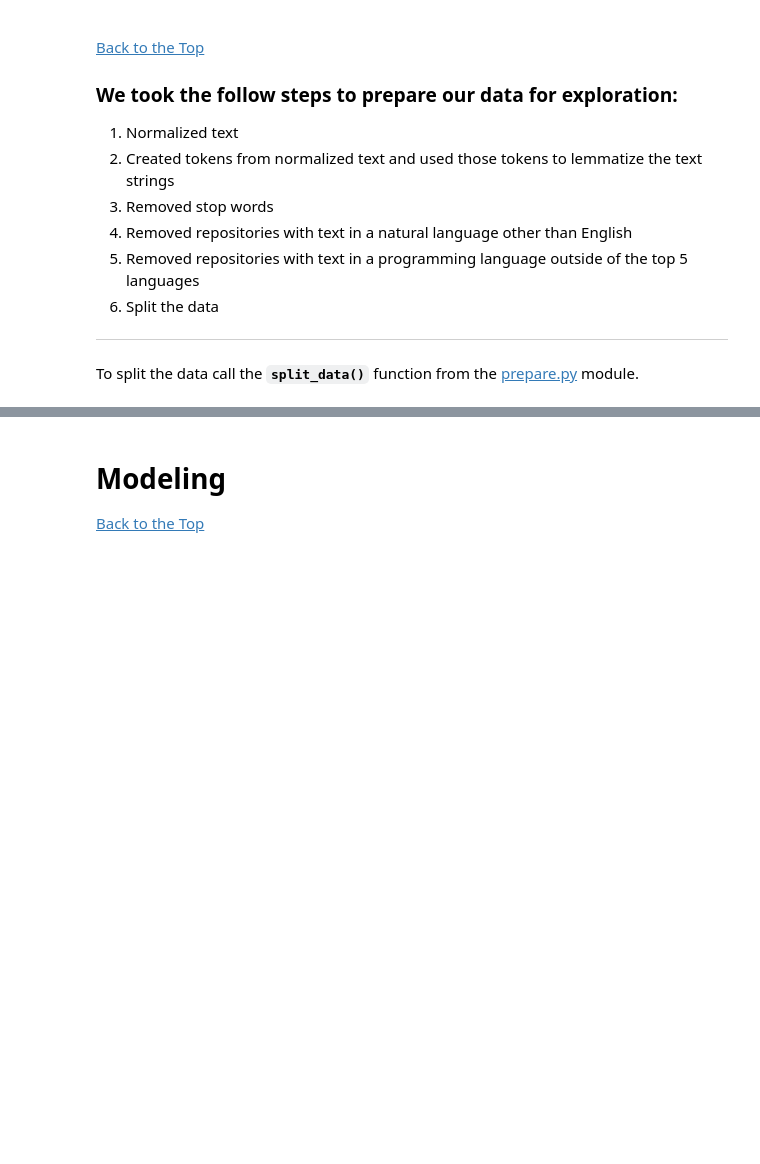
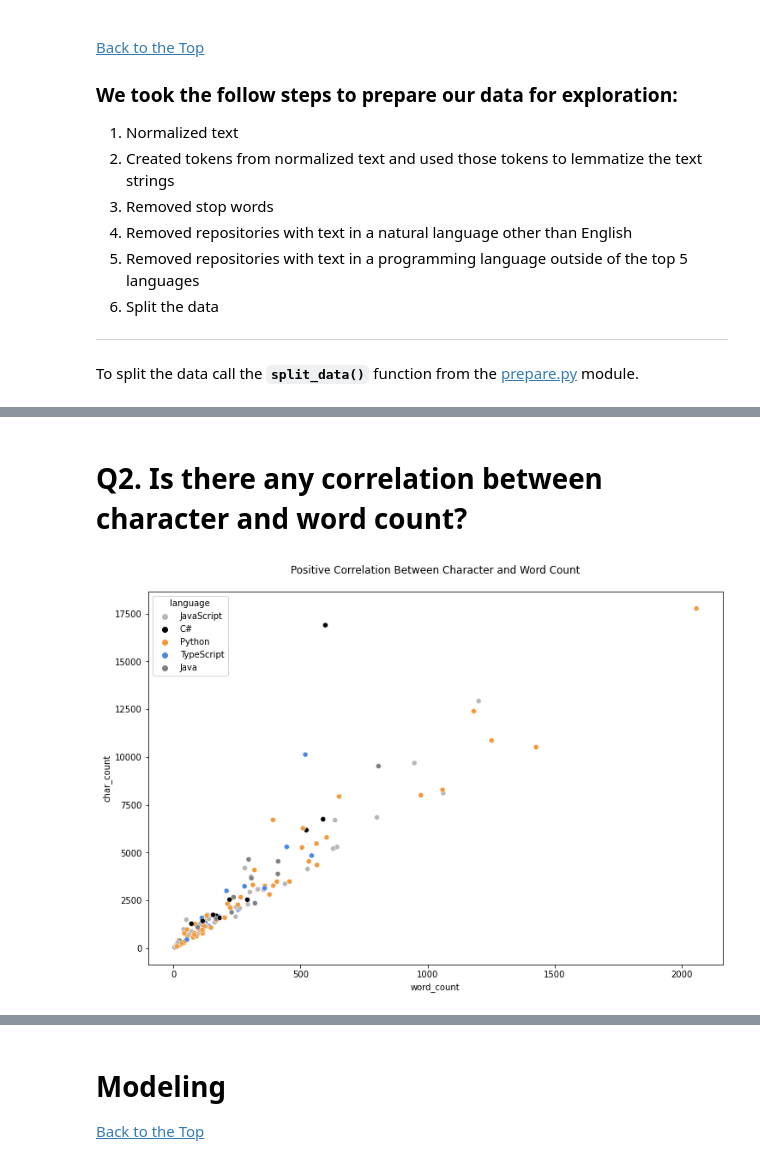
Before and after one commit to NLP-Project-Hopper2/NLP-Project-Hopper2, a Jupyter notebook: 00_final_report.ipynb, the cells around one changed output, grey strips where cells are left out. Drawn from its saved outputs; the diff is of its cells as text; code cells hidden in the pictures; blank space fills up the shorter version.

Commit message:
explore through q4

```diff
--- a/00_final_report.ipynb
+++ b/00_final_report.ipynb
@@ -168,0 +119,6 @@ With an alpha of 0.05, a t-statistic of 3.9 and a p-value of 0.42, we fail to re
+# %% [markdown]
+# Q2. Is there any correlation between character and word count?
+# %%
+explore.char_word_corr(train)
+# %% [output]
+[figure, added]
```
Also changed, not shown: parts of 23 cells of this notebook, 1 other file.
